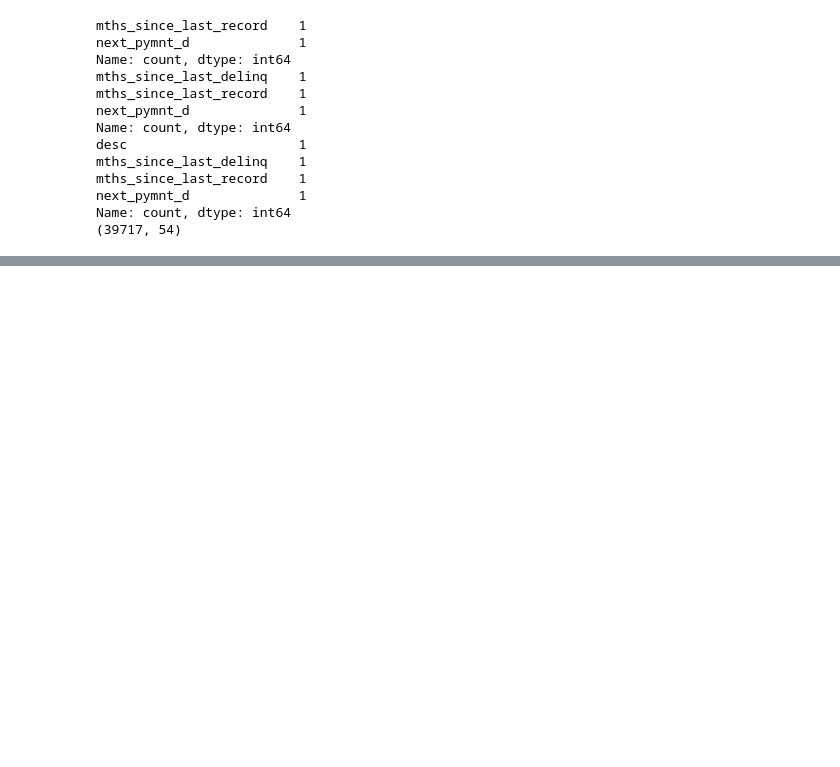
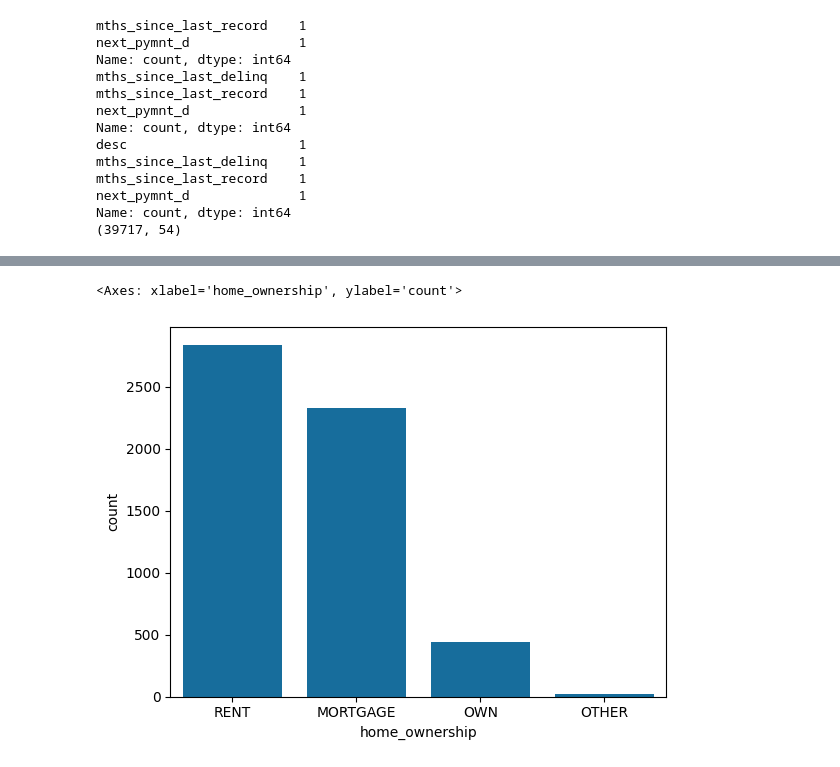
Before and after one commit to anonnihcas/LendingClubCaseStudy, a Jupyter notebook: RoughNoteBook.ipynb, the cells around one changed output, grey strips where cells are left out. Cells and saved outputs as stored; diff of their text form; code cells hidden in the pictures; blank space fills up the shorter version.

```diff
--- a/RoughNoteBook.ipynb
+++ b/RoughNoteBook.ipynb
@@ -95,0 +282,5 @@ loan_file.to_csv(".\\iteration_3.csv")
+# %%
+sns.countplot(x = 'home_ownership',data =charged_off_file, order=charged_off_file['home_ownership'].value_counts().index)
+# %% [output]
+<Axes: xlabel='home_ownership', ylabel='count'>
+[figure, added]
```
Also changed, not shown: parts of 40 cells of this notebook.
